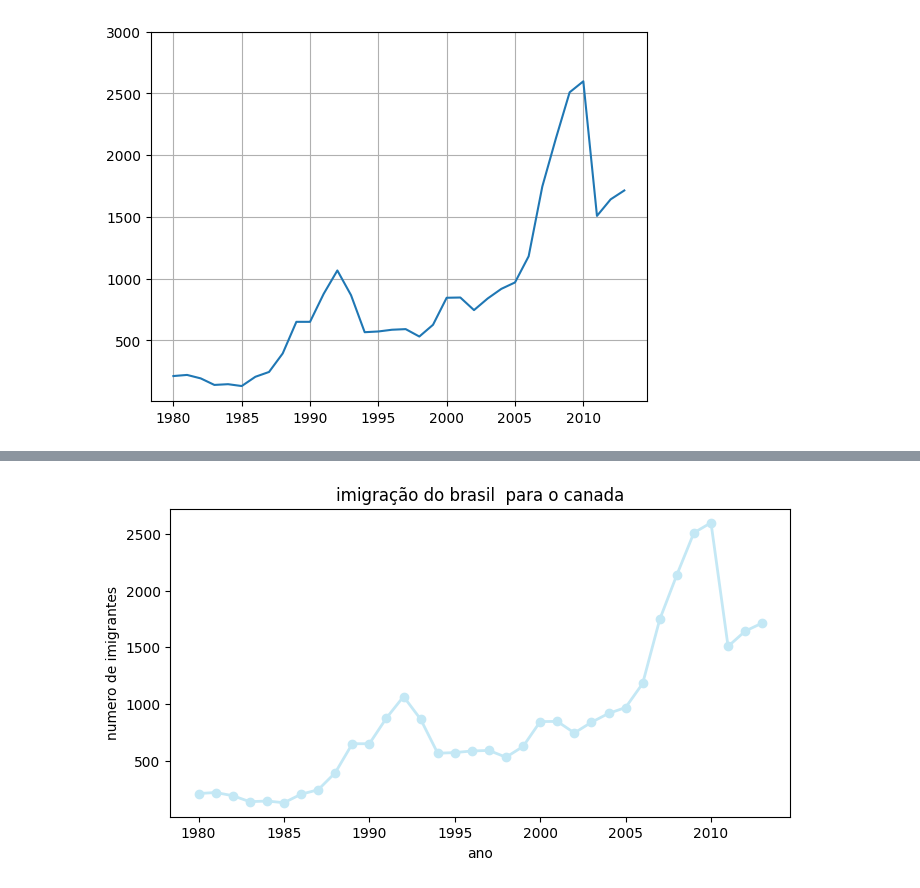
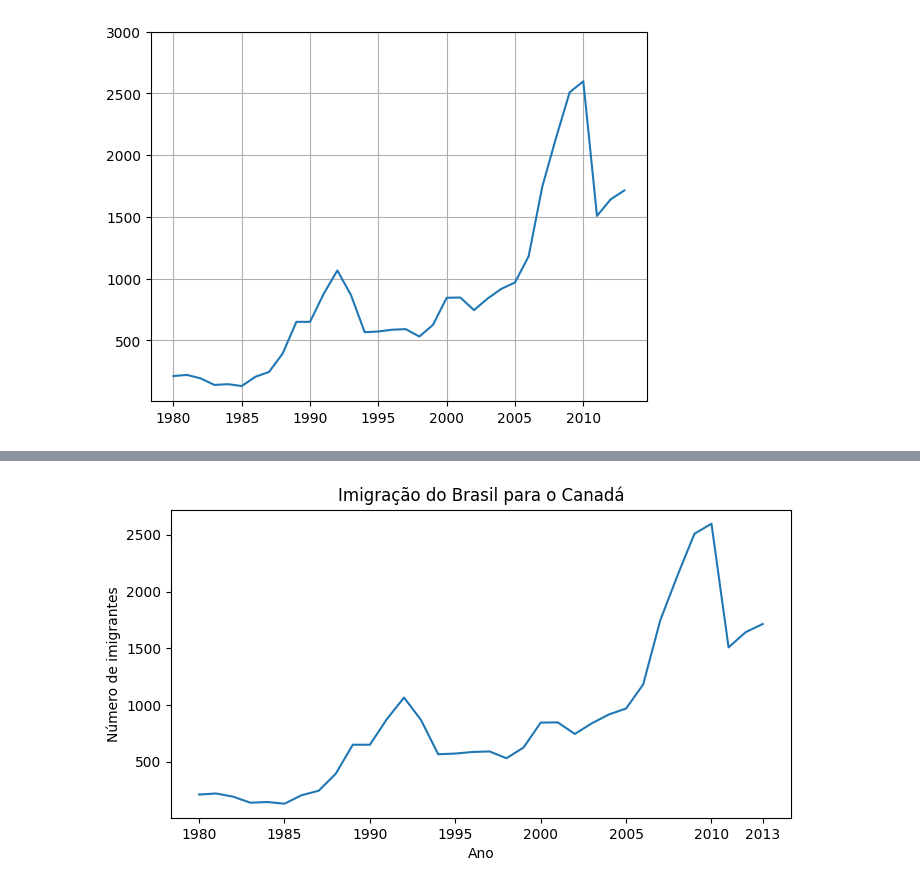
Before and after one commit to JulianaRximenes/datascience, a Jupyter notebook: semana_estatistica/aula1.ipynb, the cells around one changed output, grey strips where cells are left out. Saved outputs shown, nothing was run; the diff lists cells and outputs as text; code cells hidden in the pictures.

```diff
--- a/semana_estatistica/aula1.ipynb
+++ b/semana_estatistica/aula1.ipynb
@@ -28,7 +26,7 @@ import pandas as pd
 # %%
 import matplotlib.pyplot as plt
 # %%
-df = pd.read_csv('datasets/imigrantes_canada.csv')
+df = pd.read_csv('dataset/imigrantes_canada.csv')
 # %%
 df
 # %% [output]
@@ -192,25 +187,10 @@ plt.show()
 # %%
-
-# 8 - polegadas
-# 4 - polegadas
-# # 1 polegada = 2.54 cm
-# largura 8 = 20.32 cm
-# altura  4 = 10.16 cm
-# DPI (dots per inch, ou pontos por polegada).
-# Padrão no matplotib - DPI = 100
-# Largura : 8 polegadas x 100 DPI = 800 pixels.
-# Altura  : 4 polegadas x 100 DPI = 400 pixels.
-
-
 plt.figure(figsize=(8,4))
-plt.plot(df_brasil['ano'],df_brasil['imigrantes'],lw=2,color='#C4E8F5',marker='o')
-plt.title('imigração do brasil  para o canada')
-plt.xlabel('ano')
-plt.ylabel('numero de imigrantes')
-plt.xticks(['1980','1985','1990','1995','2000','2005','2010'])
+plt.plot(df_brasil['ano'],df_brasil['imigrantes'])
+plt.title("Imigração do Brasil para o Canadá")
+plt.xlabel('Ano')
+plt.ylabel('Número de imigrantes')
+plt.xticks(['1980','1985','1990','1995','2000','2005','2010','2013'])
 plt.show()
-
-# X sempre deitado
-# Y sempre em pe
 # %% [output]
-[figure, old version]
+[figure, new version]
```
Also changed, not shown: parts of 31 cells of this notebook, 5 other files.
